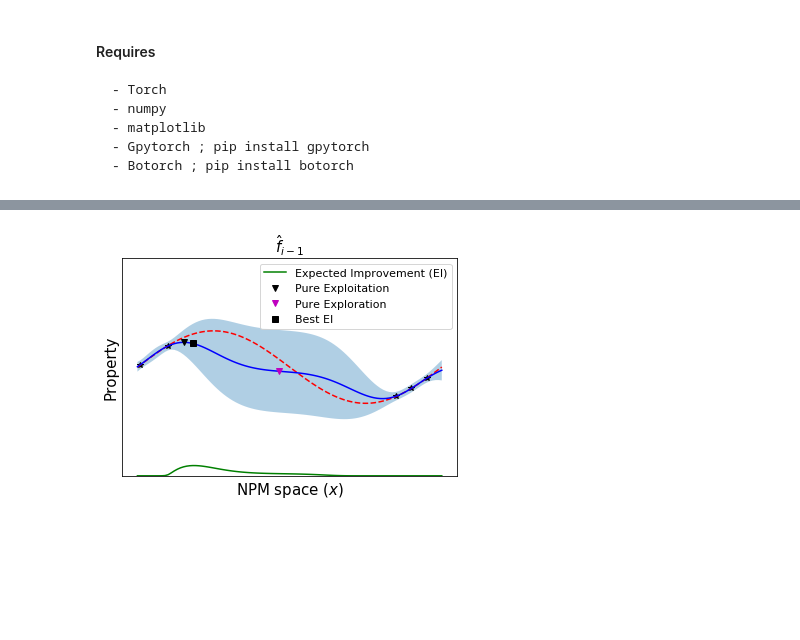
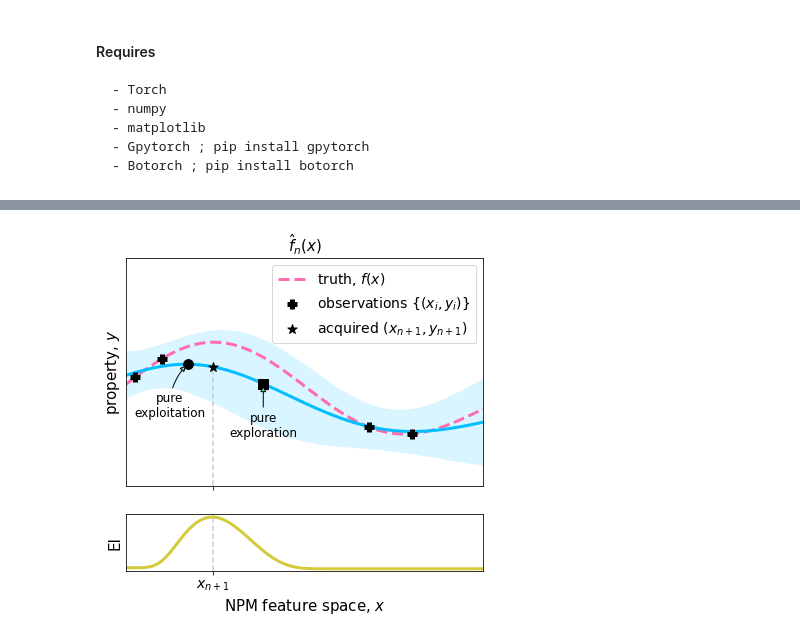
Before and after one commit to aryandeshwal/BO_of_COFs, a Jupyter notebook: synthetic_example.ipynb, the cells around one changed output, grey strips where cells are left out. Cells and saved outputs as stored; diff of their text form; code cells hidden in the pictures; blank space fills up the shorter version.

Commit message:
prettify plots

```diff
--- a/synthetic_example.ipynb
+++ b/synthetic_example.ipynb
@@ -27,9 +52,10 @@ ground_y = torch.sin(ground_x * (2 * math.pi))# + torch.randn(actual_x.size()) *
 
 torch.manual_seed(1) # seed for reproducibility
 # Training data 5 points selected
-train_x = torch.tensor([0.01, 0.10, 0.85, 0.90, 0.95])
+train_x = torch.tensor([0.025, 0.10, 0.68, 0.8])
 # True function is sin(2*pi*x) with Gaussian noise
-train_y = torch.sin(train_x * (2 * math.pi)) #+ torch.randn(train_x.size()) * math.sqrt(0.02)
+train_y = f(train_x)# np.sin(train_x * (2 * math.pi)) * np.exp(-0.1 * train_x) - (train_x - 0.) ** 2 #+ torch.randn(train_x.size()) * math.sqrt(0.02)
+train_y = np.sin(train_x * (2 * math.pi)) * np.exp(-0.1 * train_x) - (train_x - 0.2) ** 2
 # %%
 # simple GP model, exact inference
 class ExactGPModel(gpytorch.models.ExactGP):
@@ -84,15 +111,16 @@ with torch.no_grad():
     # Get upper and lower confidence bounds
     lower, upper = observed_pred.confidence_region()
     # Plot training data as black stars
-    plt.plot(train_x.numpy(), train_y.numpy(), 'k*', label='Observed data')
-    plt.plot(ground_x.numpy(), ground_y.numpy(),'r--', label='True property')
+    plt.scatter(train_x.numpy(), train_y.numpy(), marker="+", color="k", label='observations $\{(x_i, y_i)\}$', s=95, zorder=2000, lw=5)
+    plt.plot(ground_x.numpy(), ground_y.numpy(), linestyle="--", color=cool_colors[2], label='truth, $f(x)$', lw=3)
     # Plot predictive means as blue line
-    plt.plot(test_x.numpy(), observed_pred.mean.numpy(), 'b', label='Predicted property')
+    plt.plot(test_x.numpy(), observed_pred.mean.numpy(), color=cool_colors[0], label='model, $\hat{y}(x)$', lw=3)
     # Shade between the lower and upper confidence bounds
-    plt.fill_between(test_x.numpy(), lower.numpy(), upper.numpy(), alpha=0.35)
+    plt.fill_between(test_x.numpy(), lower.numpy(), upper.numpy(), alpha=0.15, color=cool_colors[0], edgecolor="none")
     plt.ylim([-3, 4])
-    plt.xlabel('NPM space ($x$)', fontsize=15)
-    plt.ylabel('Property', fontsize=15)
+    plt.xlim([0, 1])
+    plt.xlabel('NPM feature space, $x$', fontsize=15)
+    plt.ylabel('property, $y$', fontsize=15)
     plt.yticks([])
     plt.xticks([])
     plt.legend(fontsize=14)
@@ -109,33 +137,62 @@ normal = Normal(torch.zeros_like(u), torch.ones_like(u))
 ucdf = normal.cdf(u)
 updf = torch.exp(normal.log_prob(u))
 ei = sigma * (updf + u * ucdf)
+# %%
+the_ylims = [-2.5, 3]
 # %%
 # Plotting figure 4 (a)
 with torch.no_grad():
     # Get upper and lower confidence bounds
     lower, upper = observed_pred.confidence_region()
+
+    fig, axs = plt.subplots(2, 1, gridspec_kw={'height_ratios': [4, 1]}, figsize=[6.4, 1.2*4.8], sharex=True)
     # Plot training data as black stars
-    plt.plot(train_x.numpy(), train_y.numpy(), 'k*')
-    plt.plot(ground_x.numpy(), ground_y.numpy(),'r--')
+    axs[0].scatter(train_x.numpy(), train_y.numpy(), marker="+", color="k", label='observations $\{(x_i, y_i)\}$', s=95, zorder=2000, lw=5)
+    axs[0].plot(ground_x.numpy(), ground_y.numpy(), linestyle="--", color=cool_colors[2], label='truth, $f(x)$', lw=3)
     # Plot predictive means as blue line
-    plt.plot(test_x.numpy(), observed_pred.mean.numpy(), 'b')
+    axs[0].plot(test_x.numpy(), observed_pred.mean.numpy(), color=cool_colors[0], lw=3)
     # Shade between the lower and upper confidence bounds
-    plt.fill_between(test_x.numpy(), lower.numpy(), upper.numpy(), alpha=0.35)
-    plt.plot(test_x.numpy(), 2*(ei.numpy())-3, 'g', label='Expected Improvement (EI)')
+    axs[0].fill_between(test_x.numpy(), lower.numpy(), upper.numpy(), alpha=0.15, color=cool_colors[0], edgecolor="none")
+    axs[1].plot(test_x.numpy(), 2*(ei.numpy())-3, 'g', label='Expected Improvement (EI)', lw=3, color=cool_colors[1])
 
-    plt.plot(test_x[torch.argmax(observed_pred.mean)].numpy(), observed_pred.mean[torch.argmax(observed_pred.mean)].numpy(), 'kv', label='Pure Exploitation')
-    plt.plot(test_x[torch.argmax(observed_pred.stddev)].numpy(), observed_pred.mean[torch.argmax(observed_pred.stddev)].numpy(), 'mv', label='Pure Exploration')
-    plt.plot(test_x[torch.argmax(ei)].numpy(), observed_pred.mean[torch.argmax(ei)].numpy(), 'ks', label='Best EI')
-    plt.ylim([-3, 3])
-    plt.xlabel('NPM space ($x$)', fontsize=15)
-    plt.ylabel('Property', fontsize=15)
-    plt.yticks([])
-    plt.xticks([])
-    plt.title('$\hat{f}_{i-1}$', fontsize=15)
-    plt.legend(fontsize=11)#['Expected Improvement'])
-    #plt.savefig("gp_ei_1.pdf")
+    xy_exploitation = (test_x[torch.argmax(observed_pred.mean)].numpy(), observed_pred.mean[torch.argmax(observed_pred.mean)].numpy())
+    axs[0].scatter(xy_exploitation[0], xy_exploitation[1], color="k", s=95, marker="o", zorder=1000)
+    ann = axs[0].annotate("pure\nexploitation",
+                  xy=xy_exploitation, xycoords='data',
+                  xytext=(xy_exploitation[0]-0.05, xy_exploitation[1]-1.0), textcoords='data',
+                  size=12, va="center", ha="center",
+                  arrowprops=dict(arrowstyle="-|>",
+                                  connectionstyle="arc3,rad=-0.2",
+                                  fc=cool_colors[3]), zorder=100000
+                  )
+    xy_exploration = (test_x[torch.argmax(observed_pred.stddev)].numpy(), observed_pred.mean[torch.argmax(observed_pred.stddev)].numpy())
+    axs[0].scatter(xy_exploration[0], xy_exploration[1], color="k", s=95, marker="s", zorder=1000)
+    ann = axs[0].annotate("pure\nexploration",
+              xy=xy_exploration, xycoords='data',
+              xytext=(xy_exploration[0], xy_exploration[1]-1.0), textcoords='data',
+              size=12, va="center", ha="center",
+              arrowprops=dict(arrowstyle="-|>",
+                              fc=cool_colors[3]), zorder=100000
+              )
+    axs[0].scatter(test_x[torch.argmax(ei)].numpy(), observed_pred.mean[torch.argmax(ei)].numpy(), color="k", label='acquired $(x_{n+1}, y_{n+1})$', s=95, marker="*", zorder=1000)
+    axs[0].set_ylim(the_ylims)
+    axs[1].set_xlabel('NPM feature space, $x$', fontsize=15)
+    axs[0].set_ylabel('property, $y$', fontsize=15)
+    axs[1].set_ylabel('EI', fontsize=15)
+    for ax in axs:
+        ax.set_yticks([])
+        ax.set_xticks([])
+        ax.set_xlim([0, 1])
+    axs[1].axvline(x=test_x[torch.argmax(ei)].numpy(), linestyle="--", color="0.8")
+    axs[0].plot([test_x[torch.argmax(ei)].numpy() for i in range(2)], [axs[0].get_ylim()[0], observed_pred.mean[torch.argmax(ei)].numpy()], linestyle="--", color="0.8")
+    axs[0].set_title('$\hat{f}_{n}(x)$', fontsize=15)
+    axs[0].set_xticks([test_x[torch.argmax(ei)].numpy()])
+    axs[1].set_xticklabels(["$x_{n+1}$"])
+    axs[1].tick_params(axis='x', which='major', labelsize=14)
+    axs[0].legend(fontsize=14)#['Expected Improvement'])
+    plt.savefig("gp_ei_n.pdf")
 # %% [output]
-[figure, old version]
+[figure, new version]
 # %%
 ## update training set with new point (one with highest EI value)
 new_train_x = torch.cat([train_x, test_x[torch.argmax(ei)].unsqueeze(0)])
```
Also changed, not shown: parts of 10 cells of this notebook.
